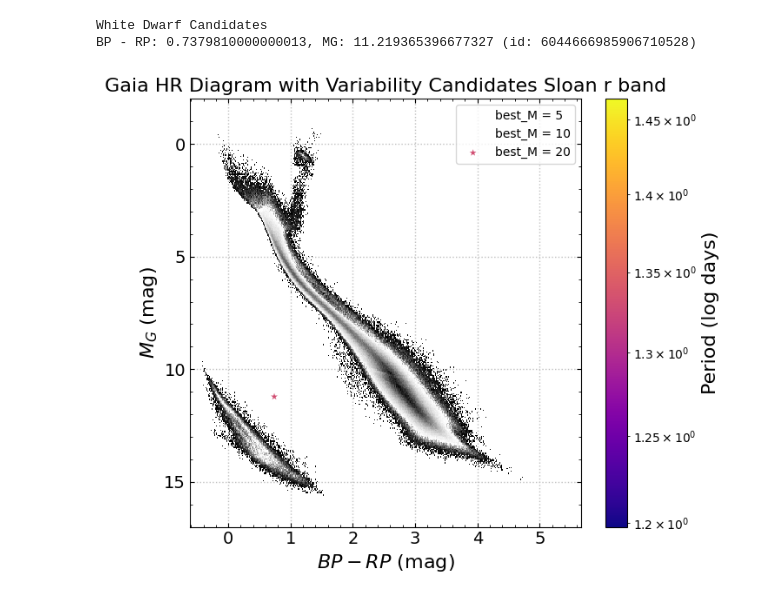
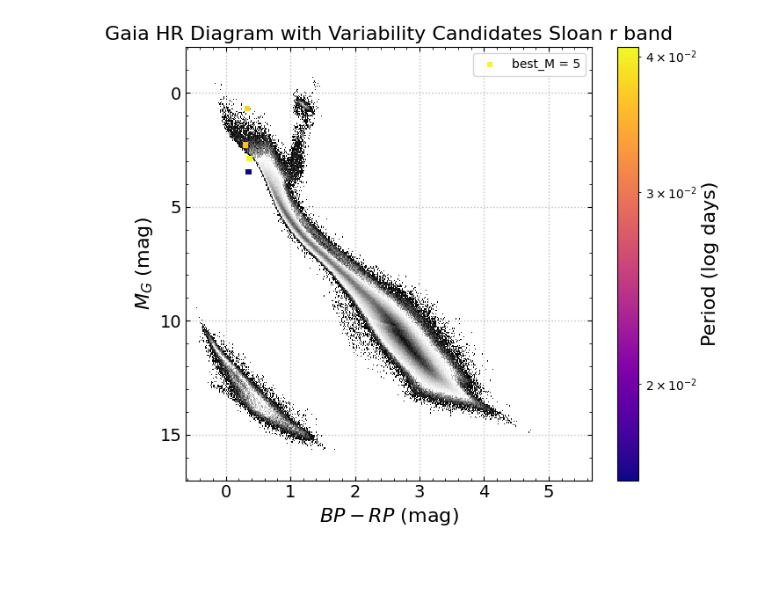
Before and after one commit to zvar-astro/zvar-tools, a Jupyter notebook: notebooks/candidates_analysis.ipynb, the cells around one changed output. Saved outputs shown, nothing was run; the diff lists cells and outputs as text; code cells hidden in the pictures; blank space fills up the shorter version.

```diff
--- a/notebooks/candidates_analysis.ipynb
+++ b/notebooks/candidates_analysis.ipynb
@@ -95,11 +94,5 @@ Found 3 short period candidates
-# %%
-print("White Dwarf Candidates") # DEBUG, HR diagram plot of white dwarf candidates
-for i in range(1):
-    print(f"BP - RP: {wd_candidates[i].gaia_BP_RP}, MG: {wd_candidates[i].gaia_MG} (id: {int(wd_candidates[i].gaia_id)})")
-
-plot_hr_diagram([wd_candidates[0]], band, show_plot=True, figsize=(7,6))
-# %% [output]
-White Dwarf Candidates
-BP - RP: 0.7379810000000013, MG: 11.219365396677327 (id: 6044666985906710528)
-[figure, removed]
+# %%
+plot_hr_diagram(short_candidates, band, show_plot=True, figsize=(7,6)) # focus on short period candidates
+# %% [output]
+[figure, added]
 # %%
```
Also changed, not shown: parts of 7 cells of this notebook, 3 other files.
